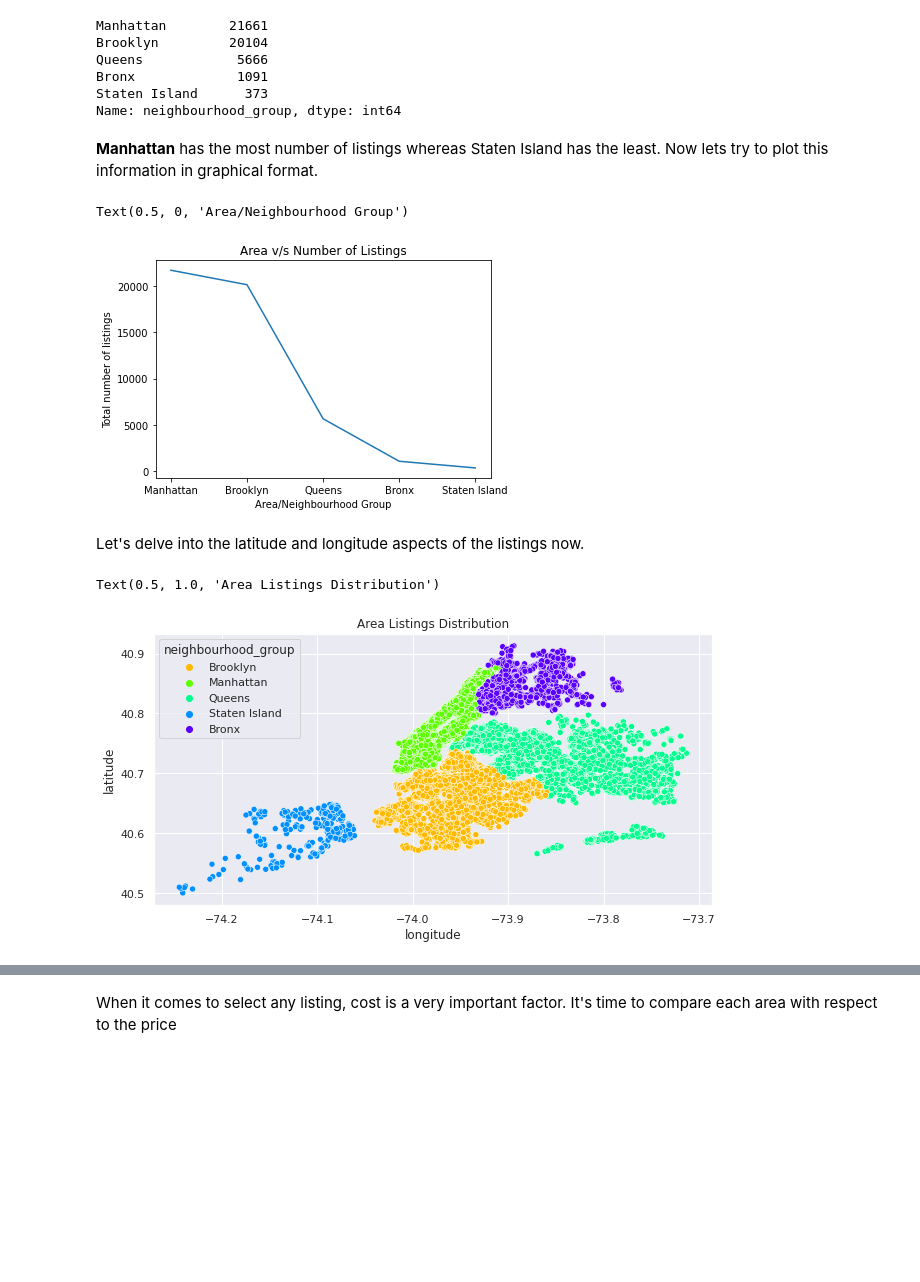
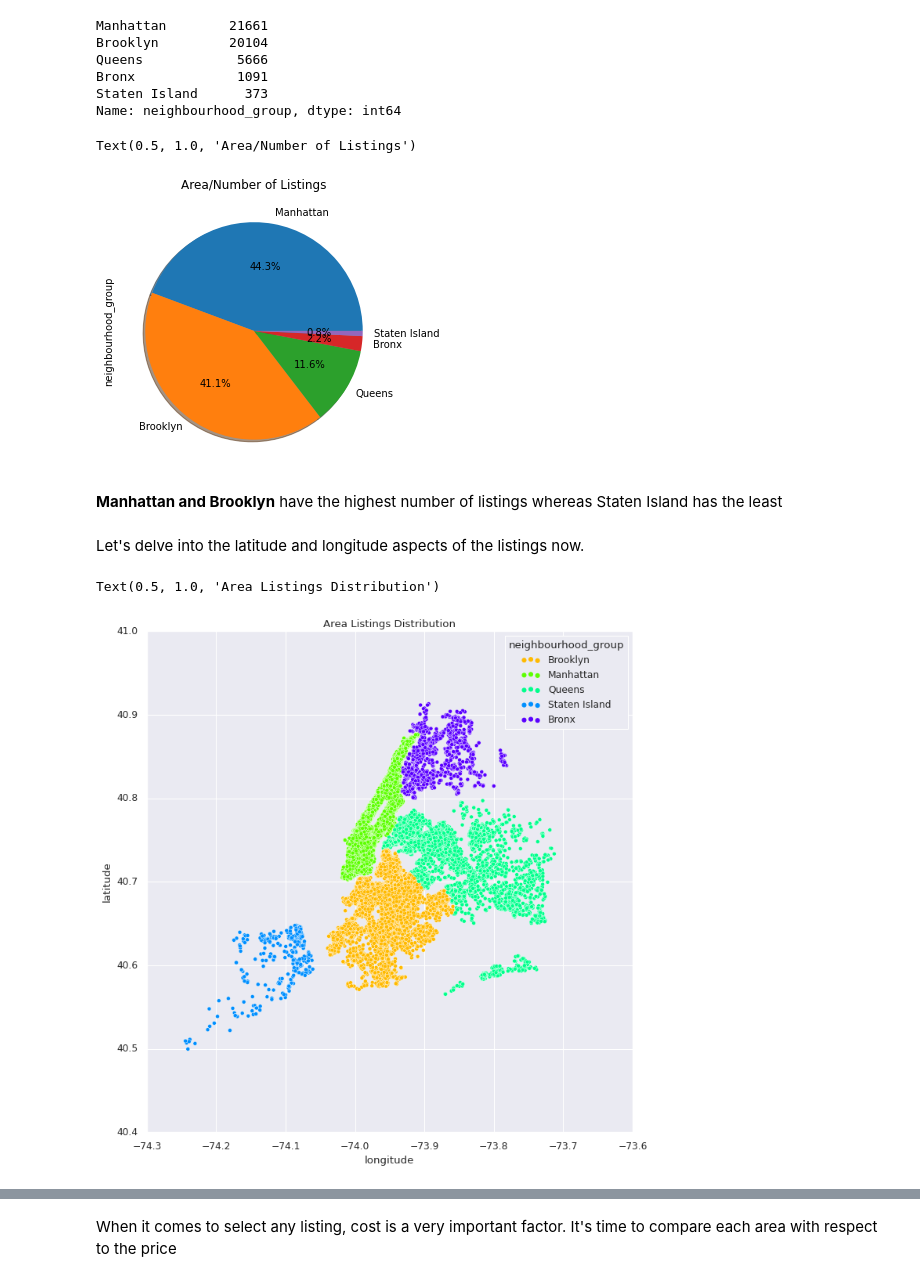
Before and after one commit to NayanaPradeep/Airbnb-Bookings-Analysis, a Jupyter notebook: Airbnb_Bookings_Analysis_Capstone_Project.ipynb, the cells around one changed output, grey strips where cells are left out. Saved outputs shown, nothing was run; the diff lists cells and outputs as text; code cells hidden in the pictures; blank space fills up the shorter version.

```diff
--- a/Airbnb_Bookings_Analysis_Capstone_Project.ipynb
+++ b/Airbnb_Bookings_Analysis_Capstone_Project.ipynb
@@ -307,24 +318,22 @@ Queens            5666
 Bronx             1091
 Staten Island      373
 Name: neighbourhood_group, dtype: int64
+# %%
+#Plot a piechart for the area and number of listings for each area
+ax=airbnb_df['neighbourhood_group'].value_counts().plot(kind='pie',figsize=(10, 5),autopct='%1.1f%%',shadow=True)
+ax.set_title('Area/Number of Listings')
+# %% [output]
+Text(0.5, 1.0, 'Area/Number of Listings')
+[figure, added]
 # %% [markdown]
-**Manhattan** has the most number of listings whereas Staten Island has the least. Now lets try to plot this information in graphical format.
+**Manhattan and Brooklyn** have the highest number of listings whereas Staten Island has the least
-# %%
-#Plot a graph for the area and number of listings for each area
-plt.plot(neighbourhood_host_listings)
-plt.title('Area v/s Number of Listings')
-plt.ylabel('Total number of listings')
-plt.xlabel('Area/Neighbourhood Group')
-# %% [output]
-Text(0.5, 0, 'Area/Neighbourhood Group')
-[figure, removed]
 # %% [markdown]
 Let's delve into the latitude and longitude aspects of the listings now.
 # %%
-sns.set(rc={"figure.figsize": (10, 5)})
+sns.set(rc={"figure.figsize": (10, 10)})
 ax= sns.scatterplot(data=airbnb_df, x="longitude", y="latitude",hue='neighbourhood_group',palette='gist_rainbow')
 ax.set_title('Area Listings Distribution')
 # %% [output]
 Text(0.5, 1.0, 'Area Listings Distribution')
-[figure, old version]
+[figure, new version]
 # %%
```
Also changed, not shown: parts of 31 cells of this notebook.
